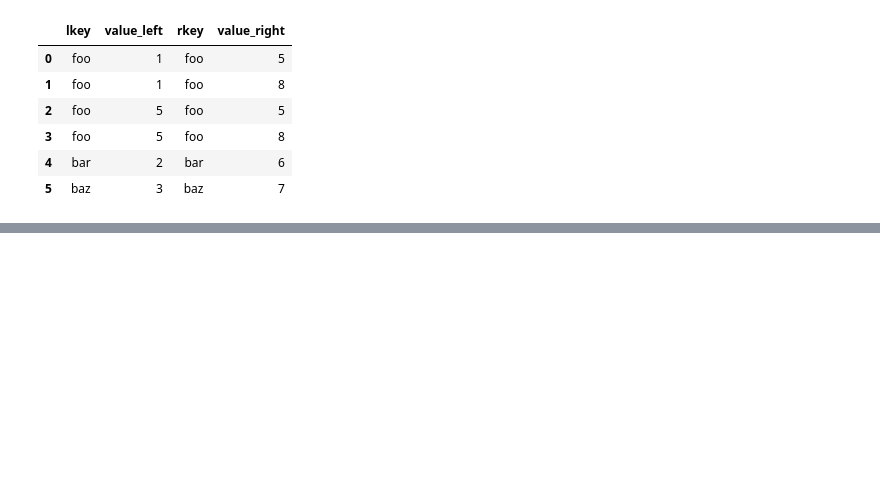
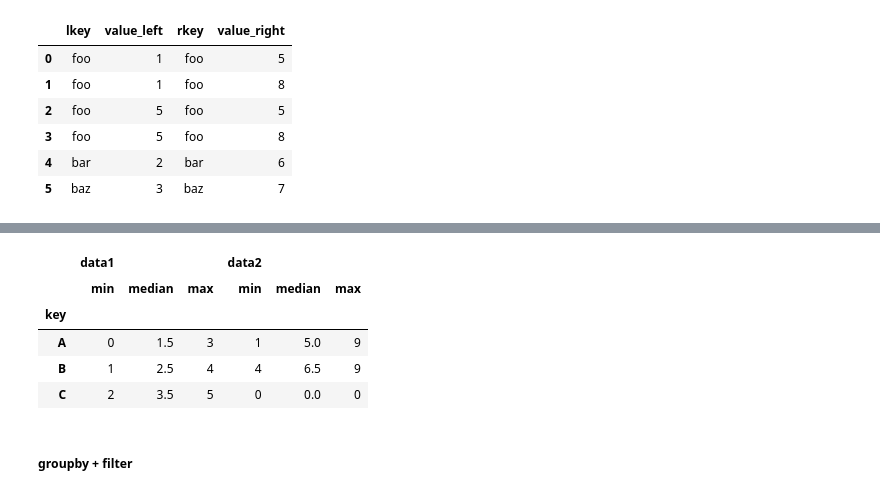
Before and after one commit to EnasVen/Python, a Jupyter notebook: Pandas/06_DataFrameAggregation.ipynb, the cells around one changed output, grey strips where cells are left out. Saved outputs shown, nothing was run; the diff lists cells and outputs as text; code cells hidden in the pictures; blank space fills up the shorter version.

```diff
--- a/Pandas/06_DataFrameAggregation.ipynb
+++ b/Pandas/06_DataFrameAggregation.ipynb
@@ -466,0 +533,7 @@ df1.merge(df2, left_on='lkey', right_on='rkey',
+# %%
+rng = np.random.RandomState(10)
+df = pd.DataFrame({'key':['A','B','C','A','B','C'],
+                   'data1':range(6),
+                   'data2':rng.randint(0,10,6)
+                  })
+df
@@ -466,0 +548,12 @@ df1.merge(df2, left_on='lkey', right_on='rkey',
+# %%
+# 注意輸入的聚合函數可以是字串、直接給函數名稱或者套用numpy內的函數
+df.groupby('key').aggregate(['min', np.median , max])
+# %% [output]
+|  | data1 |  |  | data2 |  |  |
+|  | min | median | max | min | median | max |
+| key |  |  |  |  |  |  |
+| A | 0 | 1.5 | 3 | 1 | 5.0 | 9 |
+| B | 1 | 2.5 | 4 | 4 | 6.5 | 9 |
+| C | 2 | 3.5 | 5 | 0 | 0.0 | 0 |
+# %% [markdown]
+##### groupby + filter
```
Also changed, not shown: parts of 38 cells of this notebook, 4 other files.
